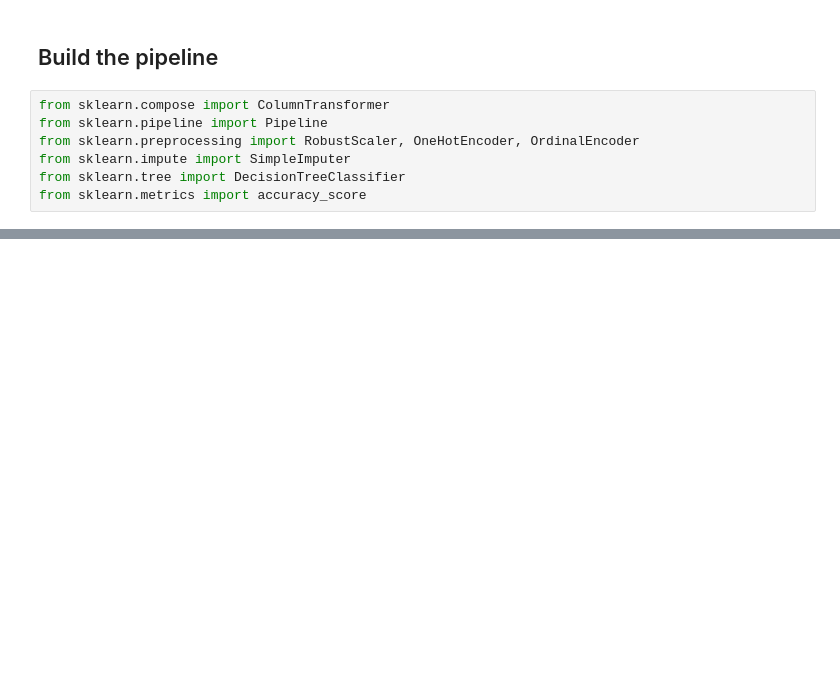
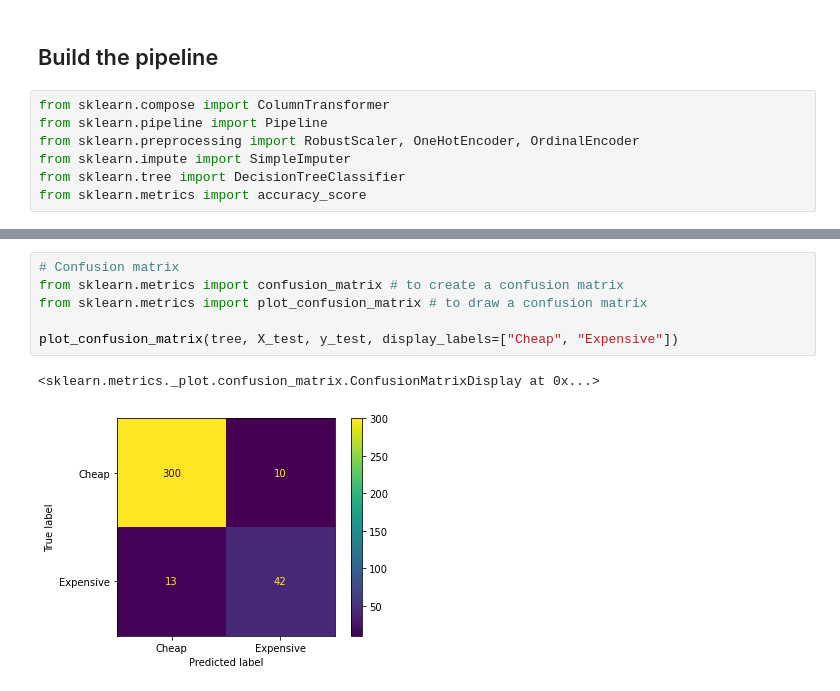
Before and after one commit to iCarambaaa/data-challenge, a Jupyter notebook: data_challenge.ipynb, the cells around one changed output, grey strips where cells are left out. Cells and saved outputs as stored; diff of their text form; blank space fills up the shorter version.

```diff
--- a/data_challenge.ipynb
+++ b/data_challenge.ipynb
@@ -154,0 +242,9 @@ dtype: int64
+# %%
+# Confusion matrix
+from sklearn.metrics import confusion_matrix # to create a confusion matrix
+from sklearn.metrics import plot_confusion_matrix # to draw a confusion matrix
+
+plot_confusion_matrix(tree, X_test, y_test, display_labels=["Cheap", "Expensive"])
+# %% [output]
+<sklearn.metrics._plot.confusion_matrix.ConfusionMatrixDisplay at 0x...>
+[figure, added]
```
Also changed, not shown: parts of 13 cells of this notebook, 1 other file.
